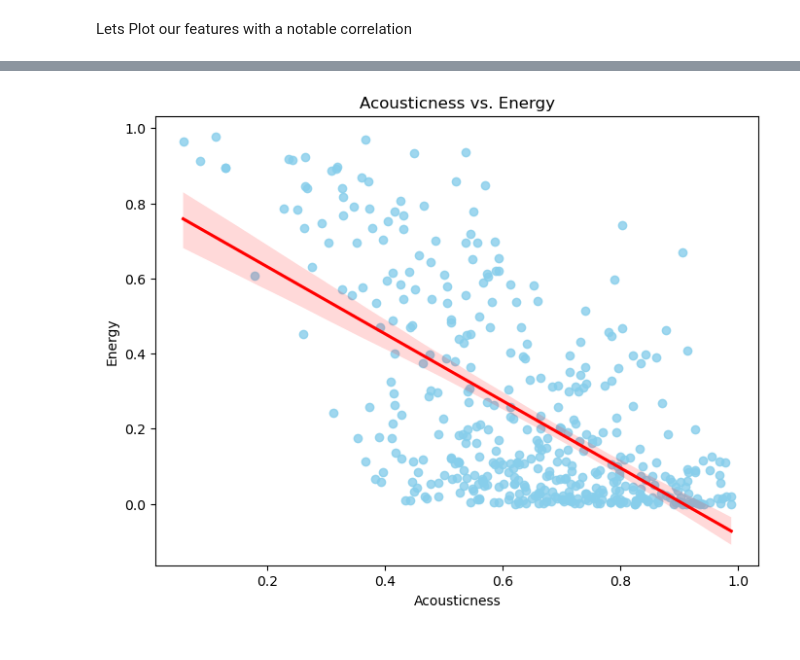
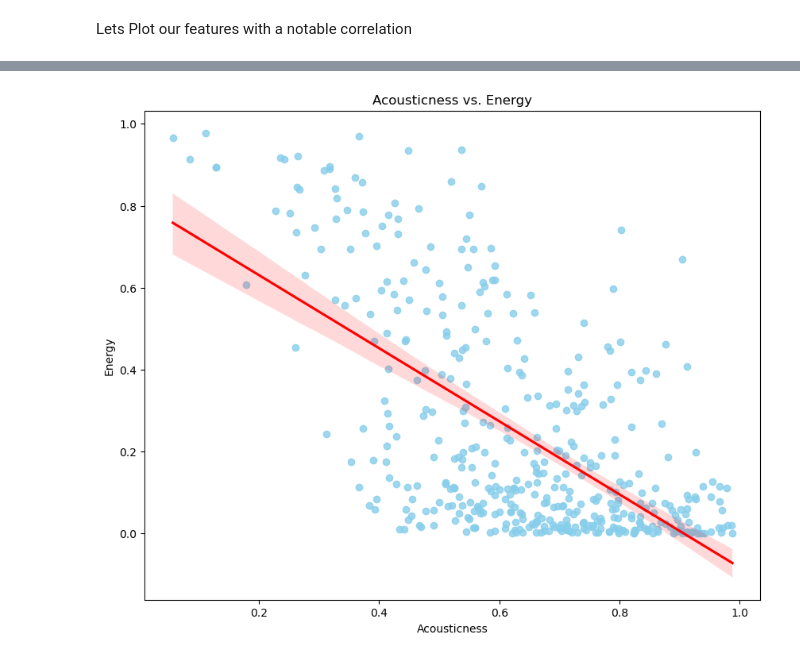
Before and after one commit to mojolemker/3250-data-analytics-template, a Jupyter notebook: code/notebooks/006-trackAnalysis.ipynb, the cells around one changed output, grey strips where cells are left out. Cells and saved outputs as stored; diff of their text form; code cells hidden in the pictures.

```diff
--- a/code/notebooks/006-trackAnalysis.ipynb
+++ b/code/notebooks/006-trackAnalysis.ipynb
@@ -71,10 +59,10 @@ plt.show()
 # %%
 # Scatter plot of acousticness vs. energy
-plt.figure(figsize=(8, 6))
+plt.figure(figsize=(10, 8))
 sns.regplot(data=streaming_df, x='energy', y='acousticness', line_kws={"color": "red"}, color='skyblue')
 plt.title('Acousticness vs. Energy')
 plt.xlabel('Acousticness')
 plt.ylabel('Energy')
 plt.show()
 # %% [output]
-[figure, old version]
+[figure, new version]
```
Also changed, not shown: parts of 16 cells of this notebook, 3 other files.
